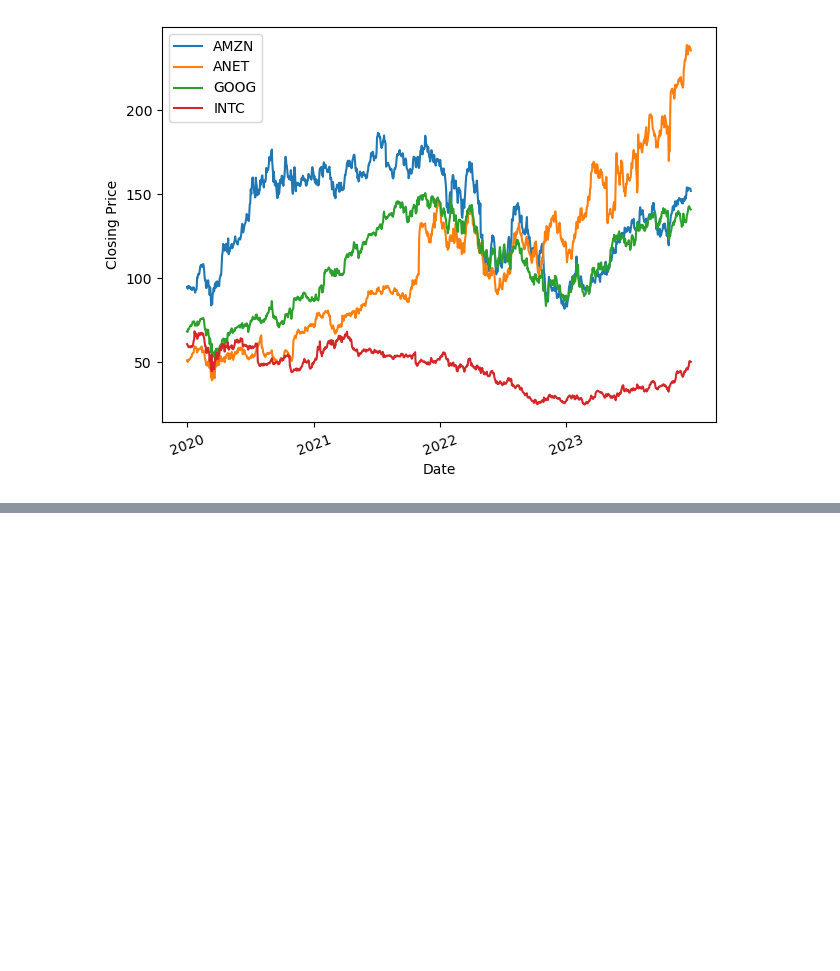
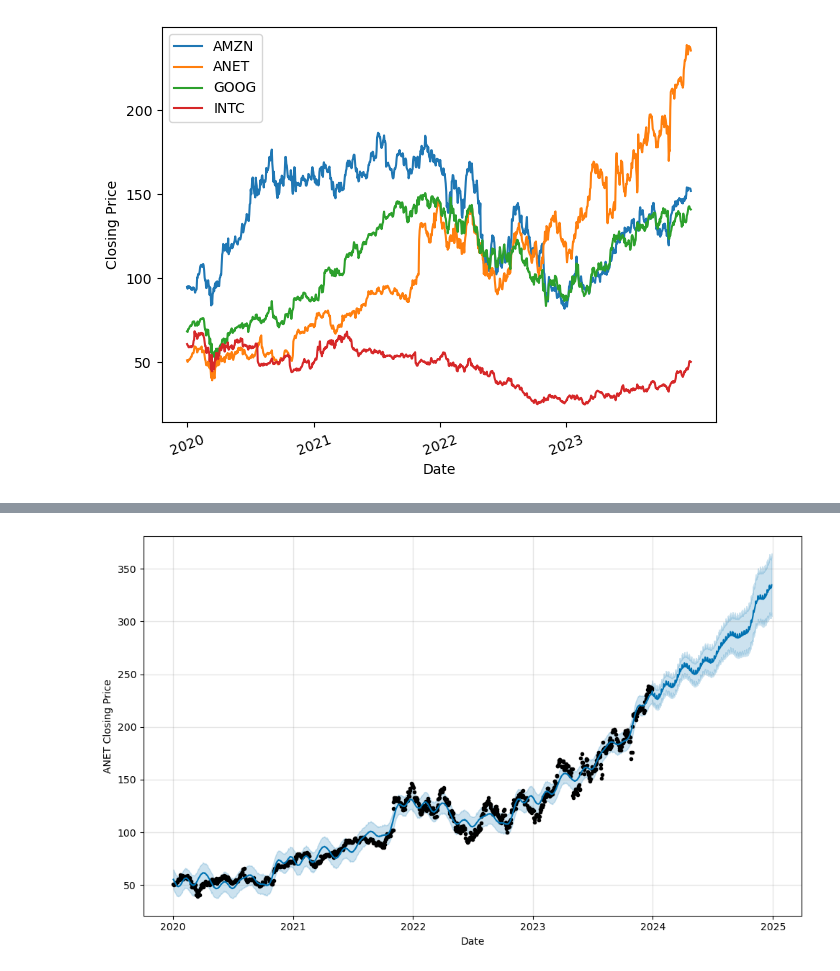
Before and after one commit to skiluvia/project1-varos-kiluvia-conley-melton, a Jupyter notebook: Project_1.ipynb, the cells around one changed output, grey strips where cells are left out. Drawn from its saved outputs; the diff is of its cells as text; code cells hidden in the pictures; blank space fills up the shorter version.

```diff
--- a/Project_1.ipynb
+++ b/Project_1.ipynb
@@ -97,0 +138,16 @@ plt.show()
+# %%
+prophet_df_ANET = anet_data[['Date','ANET']]
+prophet_df_ANET = prophet_df_ANET.rename(columns={'Date': 'ds', 'ANET': 'y'})
+prophet_df_ANET = prophet_df_ANET.dropna()
+prophet_df_ANET
+
+prophetModel_ANET = Prophet()
+
+prophetModel_ANET.fit(prophet_df_ANET)
+
+future_trends_df = prophetModel_ANET.make_future_dataframe(periods=8760, freq='H')
+
+forecast_trends_df = prophetModel_ANET.predict(future_trends_df)
+
+predictions_df_ANET = prophetModel_ANET.plot(forecast_trends_df, xlabel='Date', ylabel='ANET Closing Price')
+# %% [output]
@@ -97,0 +156 @@ plt.show()
+[figure, added]
```
Also changed, not shown: parts of 13 cells of this notebook.
